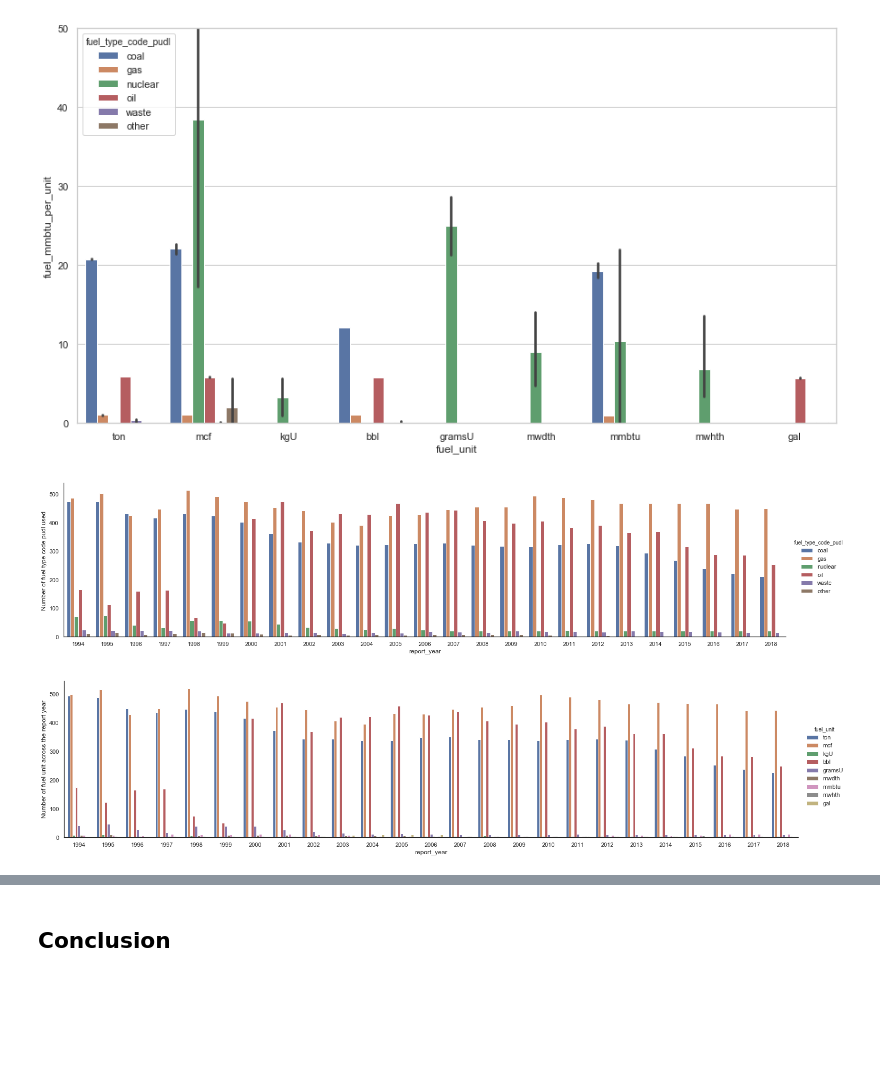
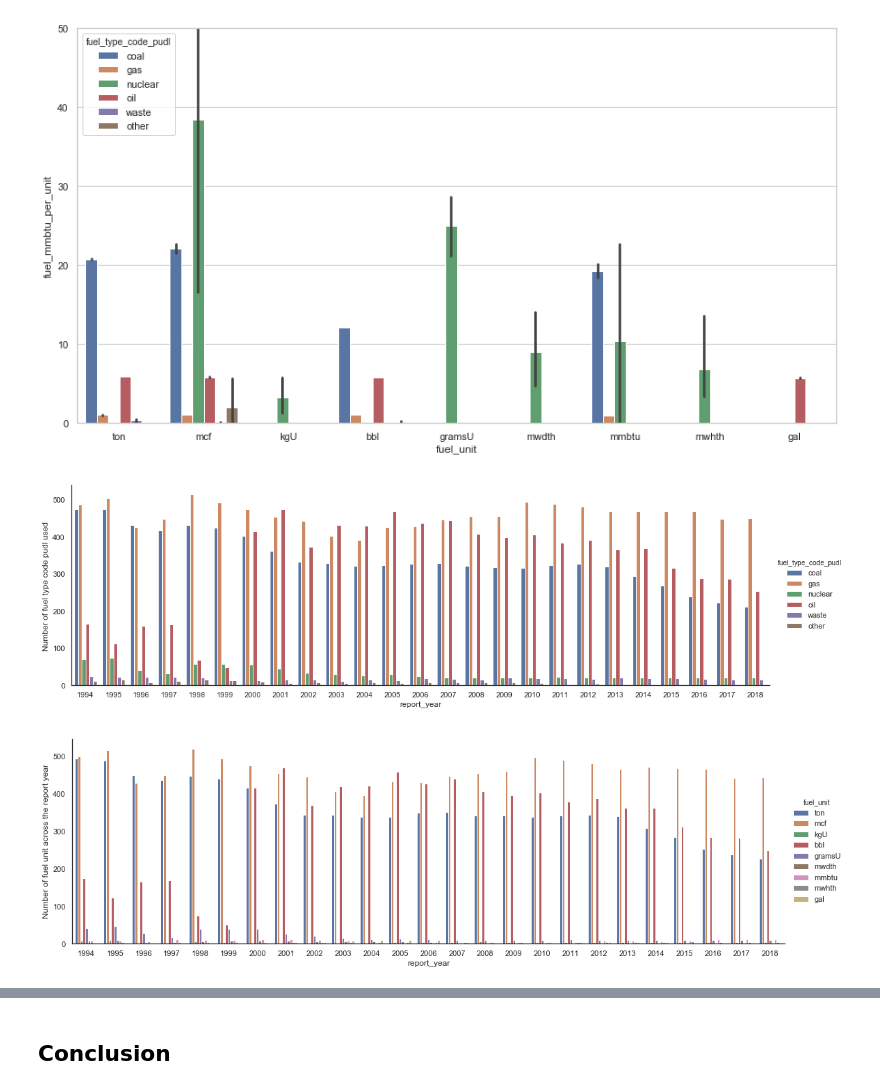
Before and after one commit to Sillians/Hamoye-Internship-, a Jupyter notebook: Hamoye_internship_stage_A_.ipynb, the cells around one changed output, grey strips where cells are left out. Saved outputs shown, nothing was run; the diff lists cells and outputs as text; code cells hidden in the pictures; blank space fills up the shorter version.

```diff
--- a/Hamoye_internship_stage_A_.ipynb
+++ b/Hamoye_internship_stage_A_.ipynb
@@ -1962,16 +2033,16 @@ ax.set(ylim=(0, 50))
 # %%
 # plt.figure(figsize=(15,10))
 with sns.axes_style('white'):
-    g = sns.catplot("report_year", data=dataset, aspect=5.0, kind='count',
+    g = sns.catplot("report_year", data=dataset, aspect=3, kind='count',
                        hue='fuel_type_code_pudl', order=range(1994, 2019))
     g.set_ylabels('Number of fuel type code pudl used ')
 # %% [output]
-[figure, old version]
+[figure, new version]
 # %%
 # plt.figure(figsize=(15,10))
 with sns.axes_style('white'):
-    g = sns.catplot("report_year", data=dataset, aspect=4.0, kind='count',
+    g = sns.catplot("report_year", data=dataset, aspect=3.0, kind='count',
                        hue='fuel_unit', order=range(1994, 2019))
     g.set_ylabels('Number of fuel unit across the report year')
 # %% [output]
-[figure, old version]
+[figure, new version]
```
Also changed, not shown: parts of 33 cells of this notebook.
